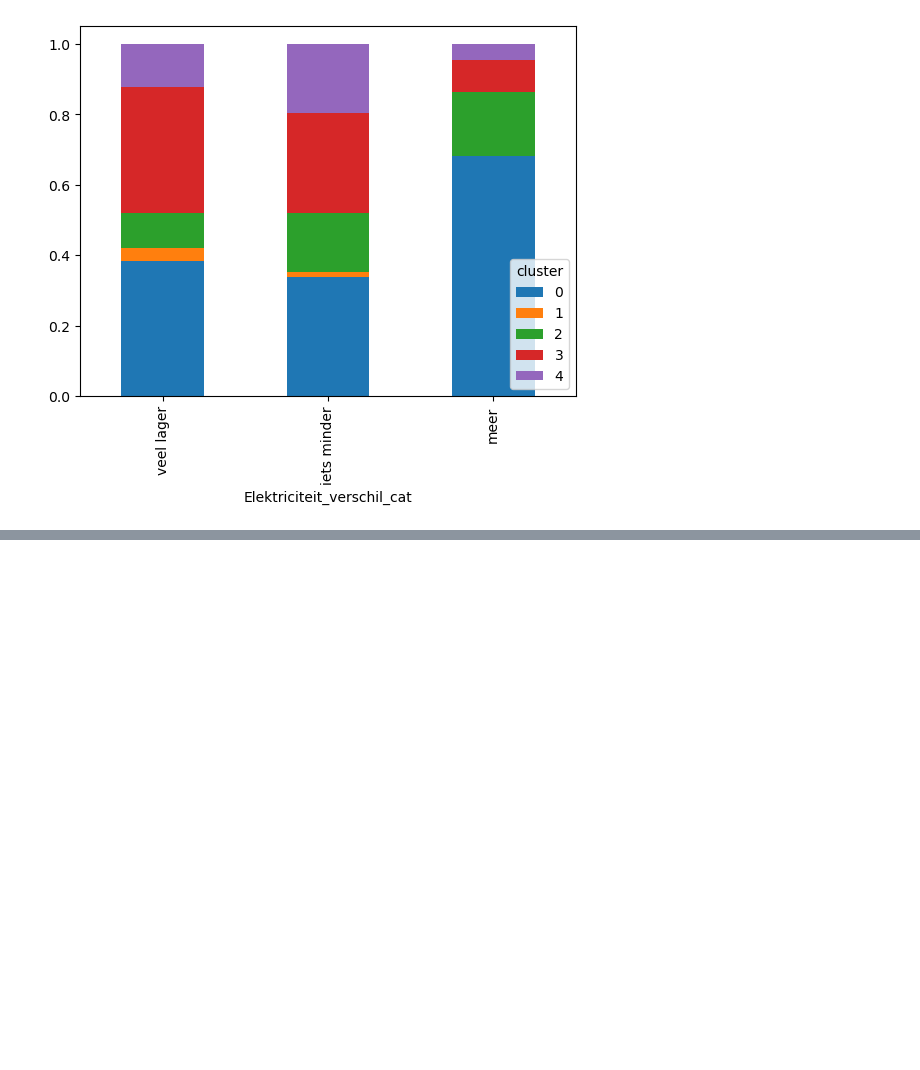
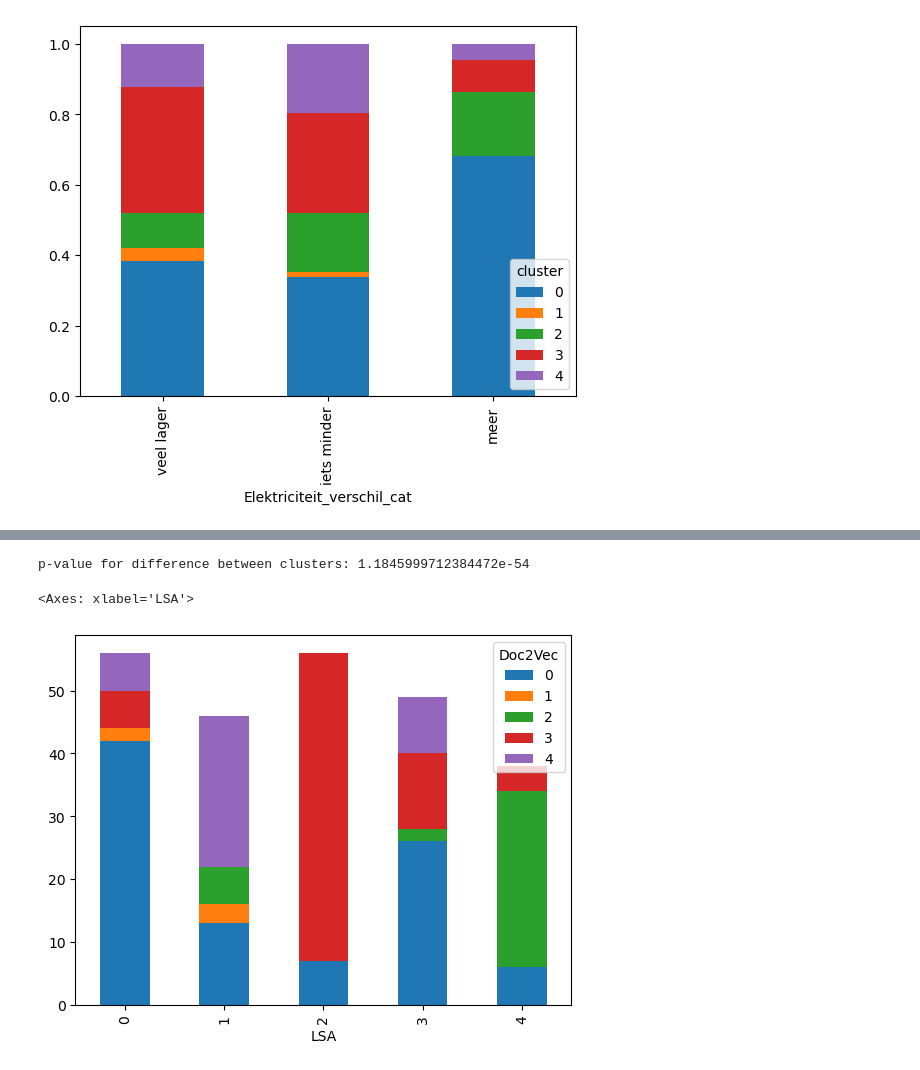
Before and after one commit to kjkoster/execute-enexis, a Jupyter notebook: notebooks/07 enexis governance -- Evaluation Doc2Vec.ipynb, the cells around one changed output, grey strips where cells are left out. Cells and saved outputs as stored; diff of their text form; code cells hidden in the pictures; blank space fills up the shorter version.

Commit message:
Added comparison of clusters from LSA and Doc2Vec

```diff
--- a/notebooks/07 enexis governance -- Evaluation Doc2Vec.ipynb
+++ b/notebooks/07 enexis governance -- Evaluation Doc2Vec.ipynb
@@ -128,0 +132,4 @@ elektriciteitverschil_crosstab.plot(kind="bar", stacked=True)
+# %%
+kmeans_clusters = pd.read_parquet("../data/Governance/Kmeans_clusters.parquet")
+all_clusters = doc2vec_clusters.join(kmeans_clusters).loc[:, ['cluster', 'labels']]
+all_clusters = all_clusters.rename({'cluster': 'Doc2Vec', 'labels': 'LSA'}, axis=1)
@@ -128,0 +151,9 @@ elektriciteitverschil_crosstab.plot(kind="bar", stacked=True)
+# %%
+crosstab = pd.crosstab(all_clusters['LSA'], all_clusters['Doc2Vec'])
+c, p, dof, expected = chi2_contingency(crosstab)
+print ("p-value for difference between clusters: " + str(p))
+crosstab.plot(kind="bar", stacked=True)
+# %% [output]
+p-value for difference between clusters: 1.1845999712384472e-54
+<Axes: xlabel='LSA'>
+[figure, added]
```
Also changed, not shown: parts of 2 cells of this notebook.
